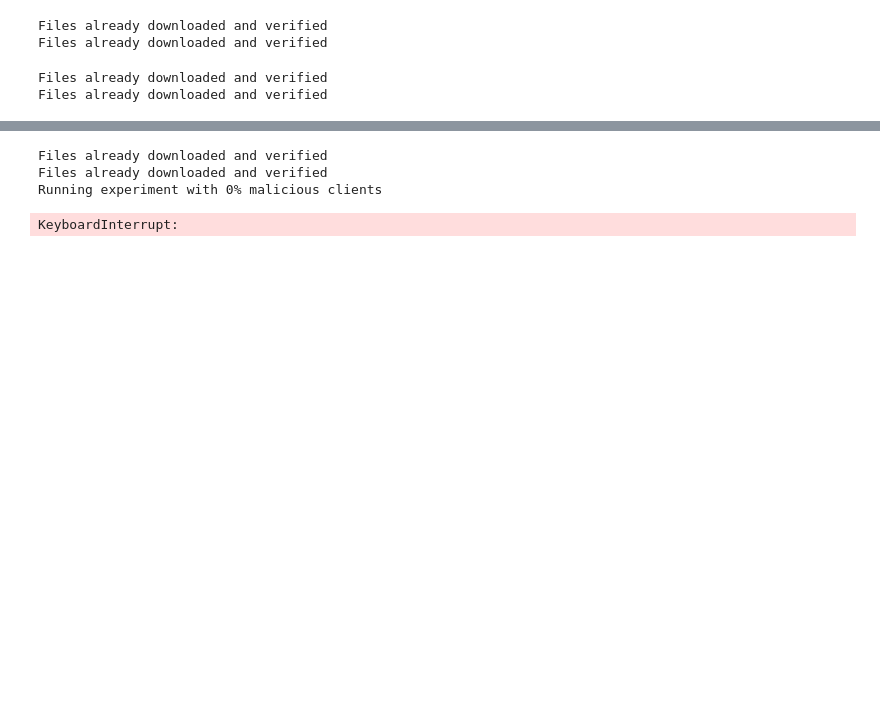
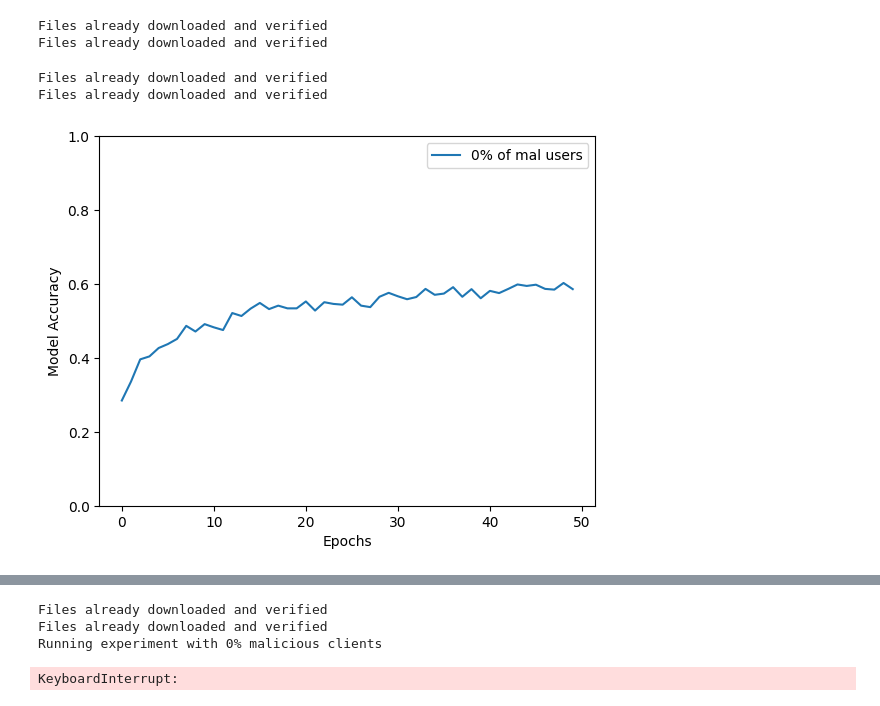
Before and after one commit to nikosgalanis/data-poisoning-defense-fl, a Jupyter notebook: DefenseFederated/src/federated_main.ipynb, the cells around one changed output, grey strips where cells are left out. Cells and saved outputs as stored; diff of their text form; code cells hidden in the pictures; blank space fills up the shorter version.

```diff
--- a/DefenseFederated/src/federated_main.ipynb
+++ b/DefenseFederated/src/federated_main.ipynb
@@ -137,4 +138,16 @@ for epoch in tqdm(range(n_train_epochs)):
 # %% [output]
 Files already downloaded and verified
 Files already downloaded and verified
+# %%
+plt.plot(range(n_train_epochs), train_accuracy, label = str(0) + "% of mal users")
+
+
+plt.xlabel("Epochs")
+plt.ylabel("Model Accuracy")
+# plt.ylim(0, 1)
+
+plt.legend()
+plt.show()
+# %% [output]
+[figure, added]
 # %%
```
Also changed, not shown: parts of 4 cells of this notebook, 3 other files.
